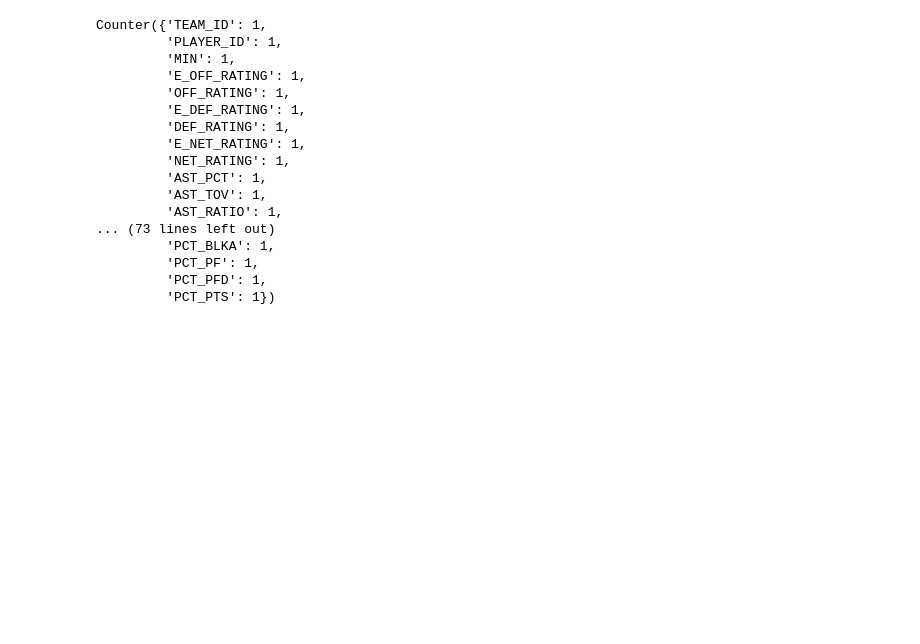
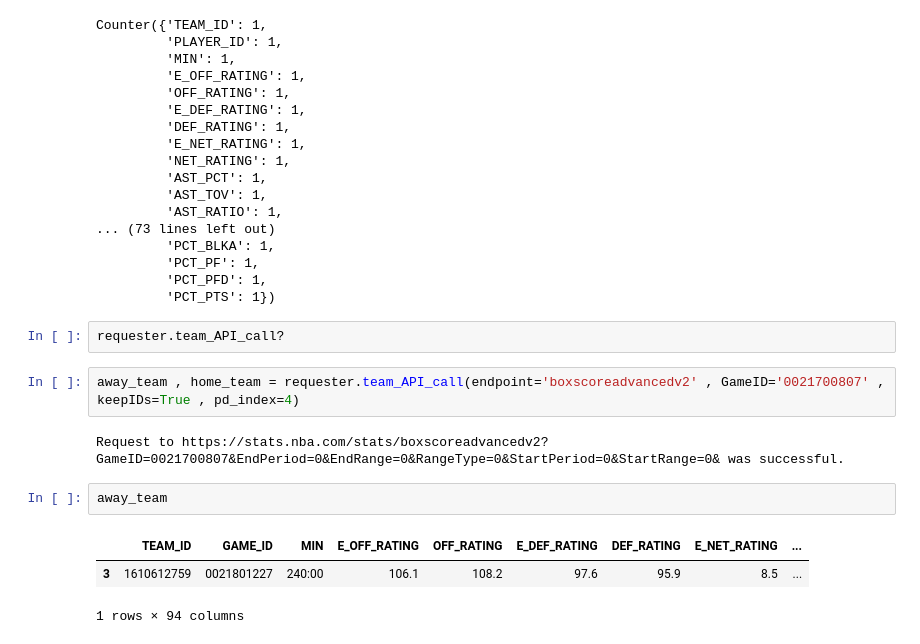
Before and after one commit to gosebastian12/NBA_betting_analysis, a Jupyter notebook: playground/nba_api.ipynb, the cells around one changed output. Saved outputs shown, nothing was run; the diff lists cells and outputs as text; blank space fills up the shorter version.

```diff
--- a/playground/nba_api.ipynb
+++ b/playground/nba_api.ipynb
@@ -312,3 +312,15 @@ Counter({'TEAM_ID': 1,
          'PCT_PF': 1,
          'PCT_PFD': 1,
          'PCT_PTS': 1})
+# %%
+requester.team_API_call?
+# %%
+away_team , home_team = requester.team_API_call(endpoint='boxscoreadvancedv2' , GameID='0021700807' , keepIDs=True , pd_index=4)
+# %% [output]
+Request to https://stats.nba.com/stats/boxscoreadvancedv2?GameID=0021700807&EndPeriod=0&EndRange=0&RangeType=0&StartPeriod=0&StartRange=0& was successful.
+# %%
+away_team
+# %% [output]
+|  | TEAM_ID | GAME_ID | MIN | E_OFF_RATING | OFF_RATING | E_DEF_RATING | DEF_RATING | E_NET_RATING | ... |
+| 3 | 1610612759 | 0021801227 | 240:00 | 106.1 | 108.2 | 97.6 | 95.9 | 8.5 | ... |
+1 rows × 94 columns
```
Also changed, not shown: parts of 5 cells of this notebook.
